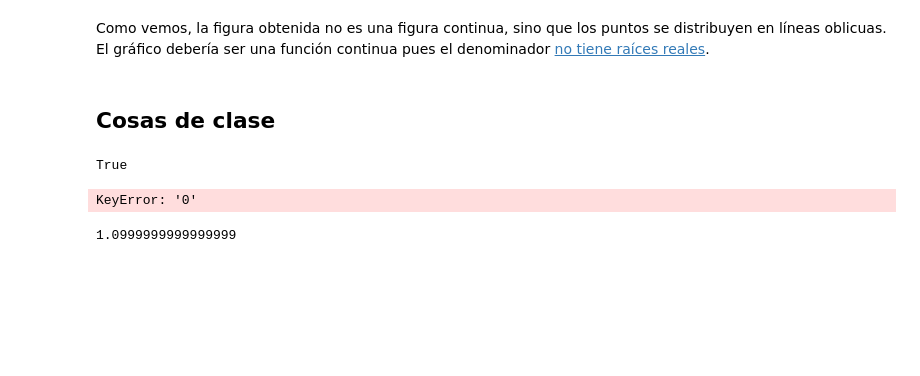
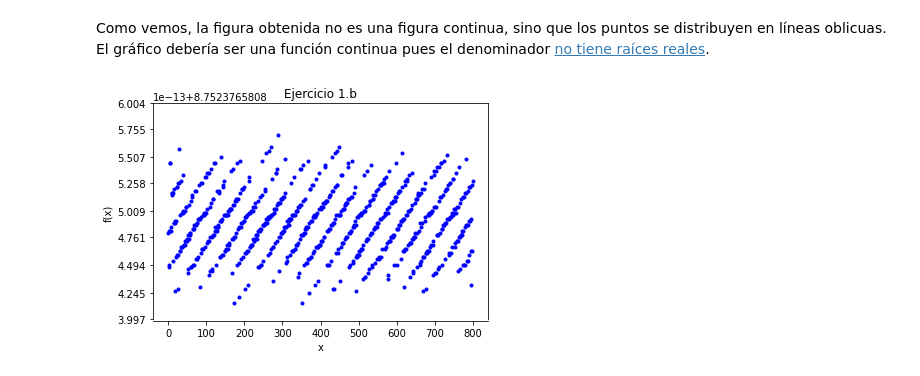
Before and after one commit to Ocete/mcd-cn, a Jupyter notebook: p1/CN-Práctica1.ipynb, the cells around one changed output. Saved outputs shown, nothing was run; the diff lists cells and outputs as text; code cells hidden in the pictures; blank space fills up the shorter version.

```diff
--- a/p1/CN-Práctica1.ipynb
+++ b/p1/CN-Práctica1.ipynb
@@ -24,5 +24,17 @@ Vamos a considerar también los valores $x = 1,606 + 2^{-52}i$ con $i = 0,1,\dot
 ¿Sale una figura continua? ¿Por qué? ¿Puedes explicar el patrón que sale? ¿Qué
 consecuencias puedes sacar sobre el redondeo?
 # %%
-# Definimos f
-f1 = lambda x: (4*x**4 - 59*x**3 + 324*x**2-751*x + 622)/(x**4 - 14*x**3 + 72*x**2 - 151*x + 112)
+def plot_func(f, i_range, y_lims, i_shift=1.606, title=""):
+    print(1.606 + 2**(-52) * i_range)
+    values = f(i_shift + 2**(-52) * i_range)
+
+    plt.plot(i_range, values, 'b.')
+    plt.ylim(y_lims[0], y_lims[1])
+    plt.title(title)
+    plt.show()
+
+f1 = lambda x: (4*x**4 - 59*x**3 + 324*x**2-751*x + 622) / \
+                (x**4 - 14*x**3 + 72*x**2 - 151*x + 112)
+i_range = np.arange(800)
+y_lims= [8.7523765807784, 8.7523765807786]
+plot_func(f1, i_range, y_lims, "Ejercicio 1.a")
@@ -39,29 +60,8 @@ plt.show()
 # %% [markdown]
 Como vemos, la figura obtenida no es una figura continua, sino que los puntos se distribuyen en líneas oblicuas. El gráfico debería ser una función continua pues el denominador [no tiene raíces reales](https://www.wolframalpha.com/input/?i=find+roots+of+%28x**4+-+14*x**3+%2B+72*x**2+-+151*x+%2B+112%29).
-# %% [markdown]
-## Cosas de clase
-# %%
-xt = 0.1 + 0.2
-yt = 0.3
-print(abs(xt - yt) < 1.e-12)
-# %% [output]
-True
-# %%
-import pandas as pd
-
-d1 = {0: ('a', 1), 1: ('b', 2)}
-d2 = {0: ('a', 10), 1: ('b', 20)}
-
-df1 = pd.DataFrame.from_dict(d1)
-df2 = pd.DataFrame.from_dict(d2)
-
-df2 = df1.merge(df2, on='0')
-
-print(df1)
-# %% [output]
-KeyError: '0'
-# %%
-xs = [0.1, 0.7, 0.3]
-print(sum(xs))
-# %% [output]
-1.0999999999999999
+# %%
+f2 = lambda x: (622 + x * (-751 + x * (324 + x * (-59 + 4 * x))) ) / \
+                (112 + x * (-151 + x * (72 + x * (-14 + x))) )
+plot_func(f2, i_range, y_lims, "Ejercicio 1.b")
+# %% [output]
+[figure, added]
```
Also changed, not shown: parts of 5 cells of this notebook, 1 other file.
